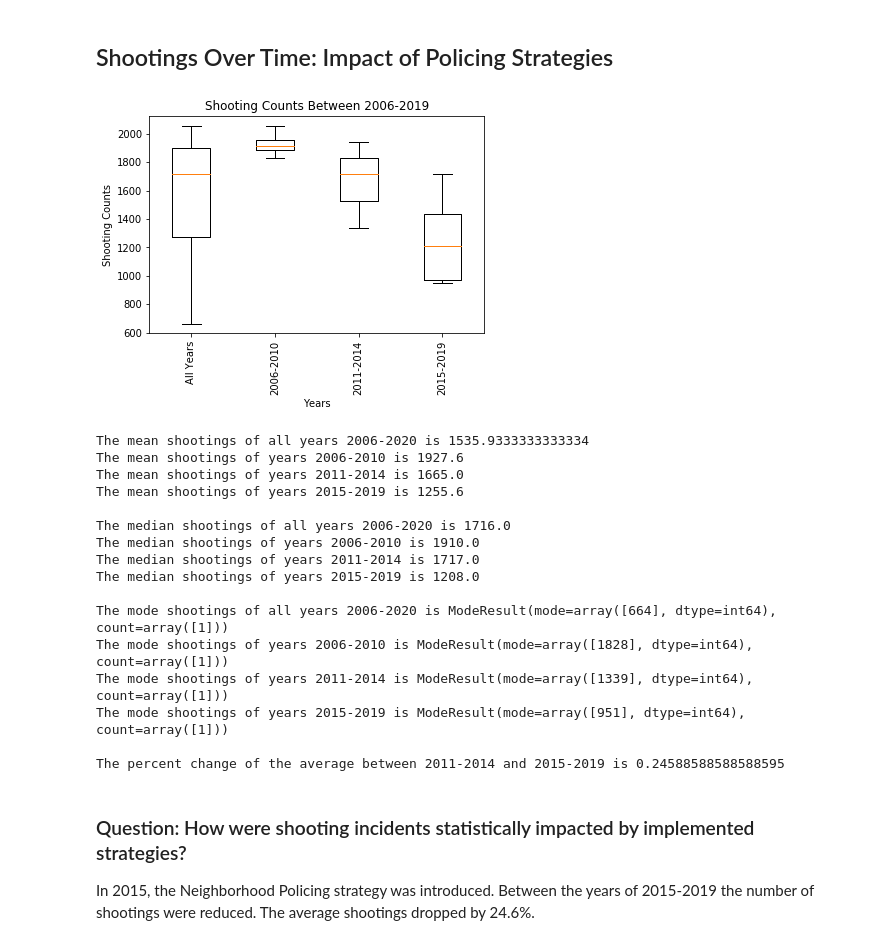
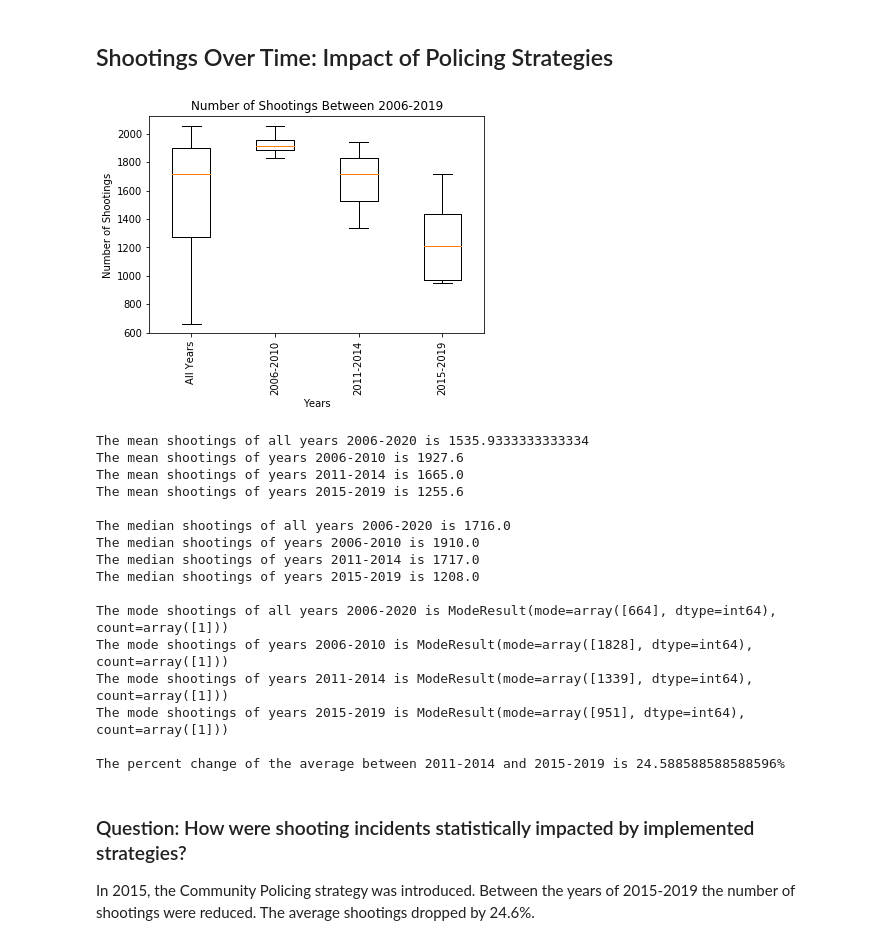
Before and after one commit to taftap8/CrimeProject, a Jupyter notebook: Crime Project - Final Data Analysis.ipynb, the cells around one changed output. Cells and saved outputs as stored; diff of their text form; code cells hidden in the pictures.

Commit message:
Adding images, updated data analysis notebook

```diff
--- a/Crime Project - Final Data Analysis.ipynb
+++ b/Crime Project - Final Data Analysis.ipynb
@@ -218,36 +220,36 @@ shootings_2015_df = shooting_df.loc[(shooting_df["Year"] >= 2015) &
                                         (shooting_df["Year"] < 2020)]
 shooting_2015_groupby = shootings_2015_df.groupby(["Year"])
 shooting_2015_counts = shooting_2015_groupby["INCIDENT_KEY"].count()
 
 # Combine data to create box plot of the time frames
 shooting_year_counts_df = pd.DataFrame(shooting_year_counts)
 shooting_2006_2010_counts_df = pd.DataFrame(shooting_2006_2010_counts)
 shooting_2011_2014_counts_df = pd.DataFrame(shooting_2011_2014_counts)
 shooting_2015_counts_df = pd.DataFrame(shooting_2015_counts)
 
 combine = [shooting_year_counts_df["INCIDENT_KEY"],
            shooting_2006_2010_counts_df["INCIDENT_KEY"],
            shooting_2011_2014_counts_df["INCIDENT_KEY"],
            shooting_2015_counts_df["INCIDENT_KEY"]]
 
 year_groupings = ["All Years", "2006-2010", "2011-2014", "2015-2019"]
 tick_locations = [1,2,3,4]
 
 fig5,ax5 = plt.subplots()
-ax5.set_ylabel("Shooting Counts")
+ax5.set_ylabel("Number of Shootings")
 ax5.set_xlabel("Years")
-ax5.set_title("Shooting Counts Between 2006-2019")
+ax5.set_title("Number of Shootings Between 2006-2019")
 outlier = dict(marker="o", markerfacecolor="red", markersize=10)
 ax5.boxplot(combine,flierprops=outlier)
 plt.xticks(tick_locations,year_groupings)
 plt.xticks(rotation=90)
 
 # Save statistical analysis box plot
 plt.savefig("Images/NYC_Shootings_YearsAnalysis.png")
 
 plt.show()
 # %% [output]
-[figure, old version]
+[figure, new version]
 # %%
 # Statistical Analysis in the year buckets
 # Average of each year range
@@ -268,7 +270,7 @@ mode_shootings_2006_2010 = sts.mode(shooting_2006_2010_counts)
 mode_shootings_2011_2014 = sts.mode(shooting_2011_2014_counts)
 mode_shootings_2015 = sts.mode(shooting_2015_counts)
 
-perc_change = (mean_shootings_2011_2014 - mean_shootings_2015_2019) / mean_shootings_2011_2014
+perc_change = (mean_shootings_2011_2014 - mean_shootings_2015_2019) / mean_shootings_2011_2014 * 100
 
 print(f"The mean shootings of all years 2006-2020 is {mean_shootings}")
 print(f"The mean shootings of years 2006-2010 is {mean_shootings_2006_2010}")
@@ -285,7 +287,7 @@ print(f"The mode shootings of years 2006-2010 is {mode_shootings_2006_2010}")
 print(f"The mode shootings of years 2011-2014 is {mode_shootings_2011_2014}")
 print(f"The mode shootings of years 2015-2019 is {mode_shootings_2015}")
 print(f"")
-print(f"The percent change of the average between 2011-2014 and 2015-2019 is {perc_change}")
+print(f"The percent change of the average between 2011-2014 and 2015-2019 is {perc_change}%")
 # %% [output]
 The mean shootings of all years 2006-2020 is 1535.9333333333334
 The mean shootings of years 2006-2010 is 1927.6
@@ -302,8 +304,8 @@ The mode shootings of years 2006-2010 is ModeResult(mode=array([1828], dtype=int
 The mode shootings of years 2011-2014 is ModeResult(mode=array([1339], dtype=int64), count=array([1]))
 The mode shootings of years 2015-2019 is ModeResult(mode=array([951], dtype=int64), count=array([1]))
 
-The percent change of the average between 2011-2014 and 2015-2019 is 0.24588588588588595
+The percent change of the average between 2011-2014 and 2015-2019 is 24.588588588588596%
 # %% [markdown]
 ### Question: How were shooting incidents statistically impacted by implemented strategies?
 
-In 2015, the Neighborhood Policing strategy was introduced. Between the years of 2015-2019 the number of shootings were reduced. The average shootings dropped by 24.6%.
+In 2015, the Community Policing strategy was introduced. Between the years of 2015-2019 the number of shootings were reduced. The average shootings dropped by 24.6%.
```
Also changed, not shown: parts of 20 cells of this notebook, 4 other files.
